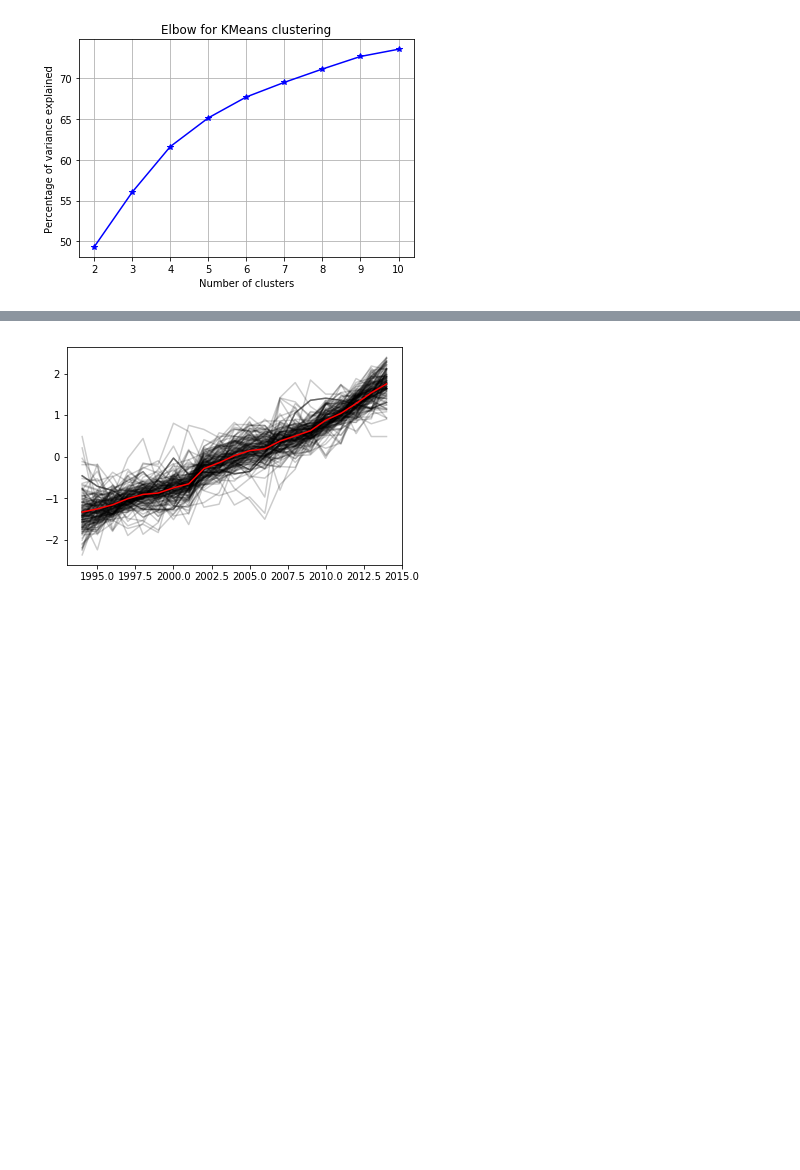
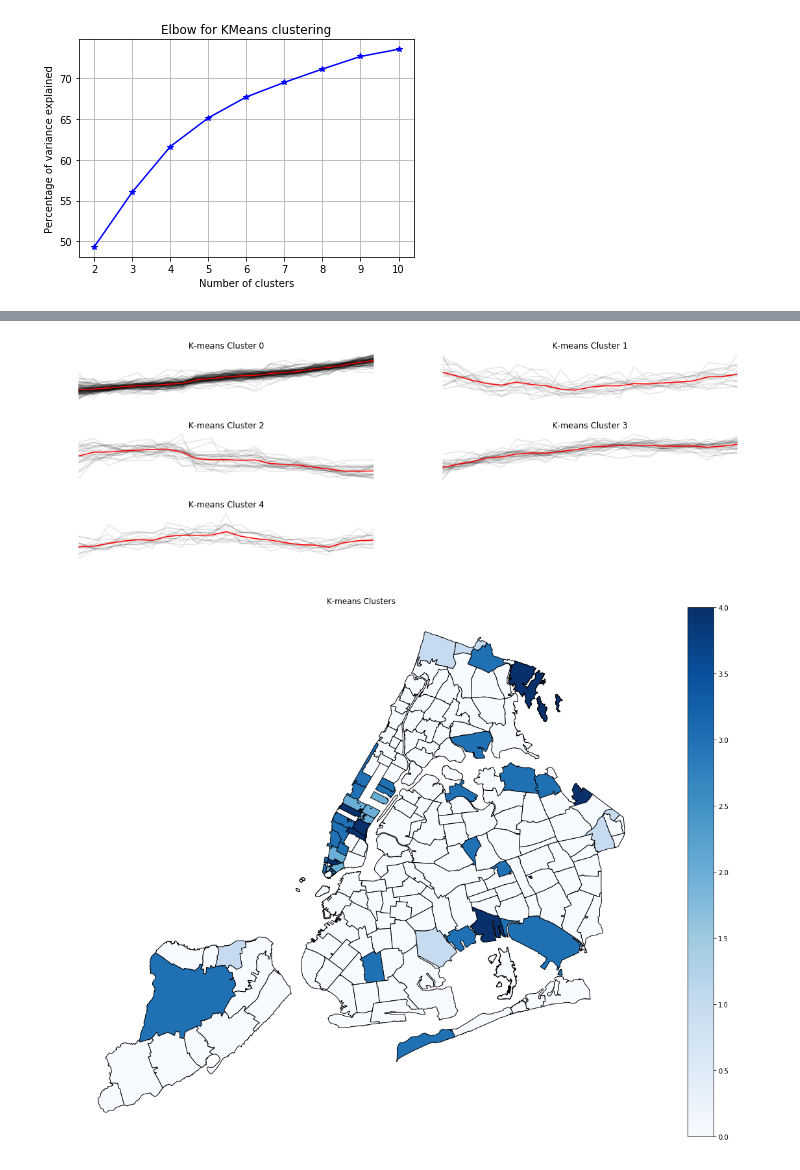
Before and after one commit to qiuyliu/PUI2017_uc288, a Jupyter notebook: HW11_uc288/HW11_Assignment1.ipynb, the cells around one changed output, grey strips where cells are left out. Drawn from its saved outputs; the diff is of its cells as text; code cells hidden in the pictures; blank space fills up the shorter version.

```diff
--- a/HW11_uc288/HW11_Assignment1.ipynb
+++ b/HW11_uc288/HW11_Assignment1.ipynb
@@ -362,3 +343,11 @@ Index([    1994,     1995,     1996,     1997,     1998,     1999,     2000,
+# %%
+n = 5
+agc = AgglomerativeClustering(n_clusters=n,  compute_full_tree=True)
+agc_res = agc.fit(std_ts)
+# %%
+std_ts['KLABEL'] = km_res.labels_
+std_ts['AGCLABEL'] = agc_res.labels_
 # %%
-centers = pd.DataFrame(km_res.cluster_centers_)
-centers.columns = std_ts.columns[:-1]
+centersKM = pd.DataFrame(km_res.cluster_centers_)
+centersKM.columns = std_ts.columns[:-2]
+centersKM.head()
@@ -375,6 +362,24 @@ centers.head()
-# %%
-cl0 = std_ts[std_ts['KLABEL'] == 0]
-pl.plot(cl0.iloc[:,:-1].T, c='k', alpha=0.2)
-pl.plot(centers.iloc[0], c='r');
-# %% [output]
-[figure, removed]
+# %%
+geo_cluster = zipdf.merge(std_ts[['KLABEL', 'AGCLABEL']], left_on='ZIPCODE', right_index=True)
+# %%
+fig = pl.figure(figsize=(15,5))
+
+for k in range(n):
+    ax = fig.add_subplot(3,2,k+1)
+    cluster = std_ts[std_ts['KLABEL'] == k]
+    ax.plot(cluster.iloc[:,:-2].T, c='k', alpha=0.1)
+    ax.plot(centersKM.iloc[k], c='r')
+    ax.set_title("K-means Cluster {}".format(str(k)))
+    ax.axis('off')
+
+pl.tight_layout()
+
+fig2 = pl.figure(figsize=(20,15))
+ax2 = fig2.add_subplot(111)
+
+geo_cluster.plot(ax=ax2, column='KLABEL', cmap='Blues', edgecolor='k', lw=1, legend=True)
+ax2.set_title('K-means Clusters')
+ax2.axis('off');
+# %% [output]
+[figure, added]
+[figure, added]
```
Also changed, not shown: parts of 5 cells of this notebook.
